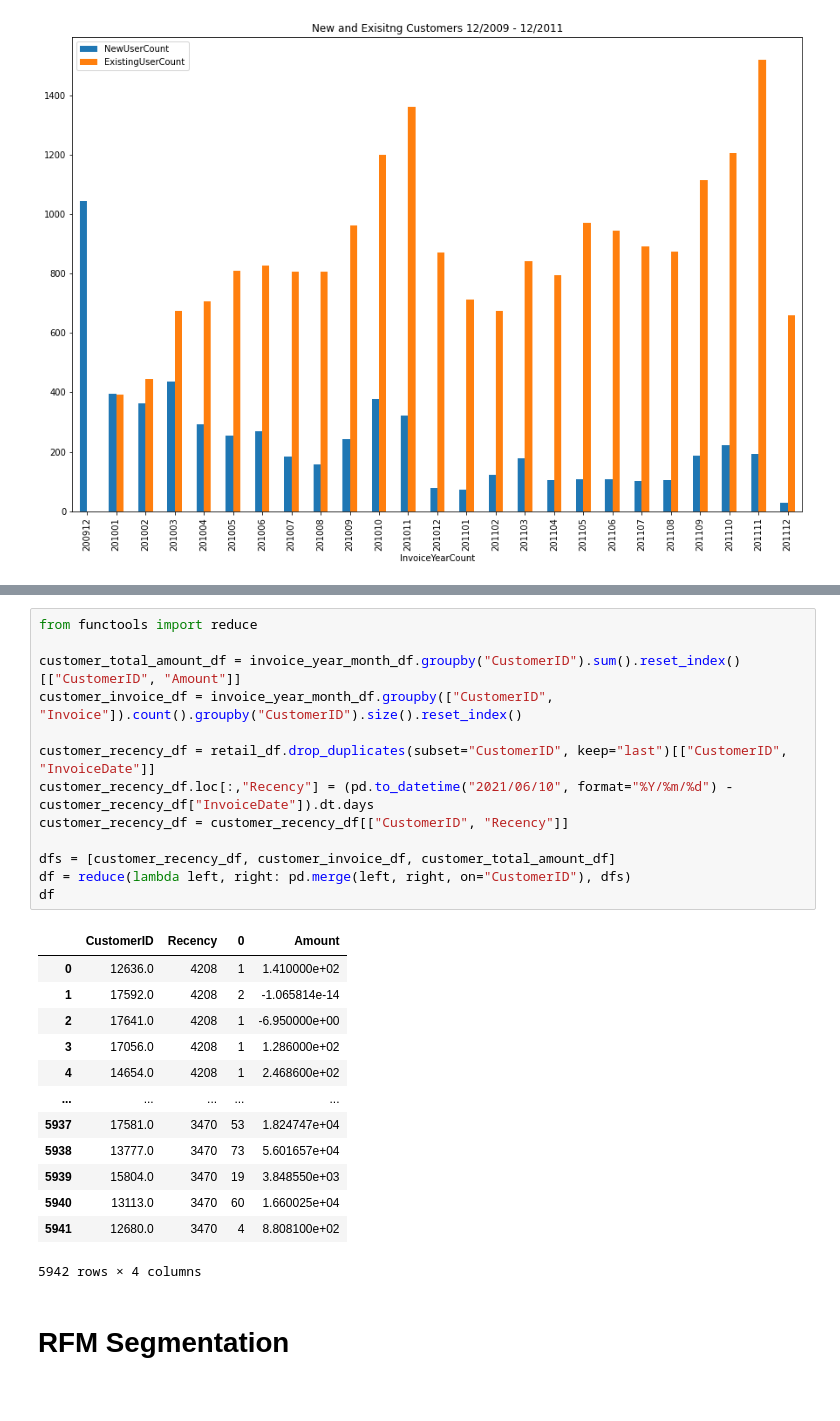
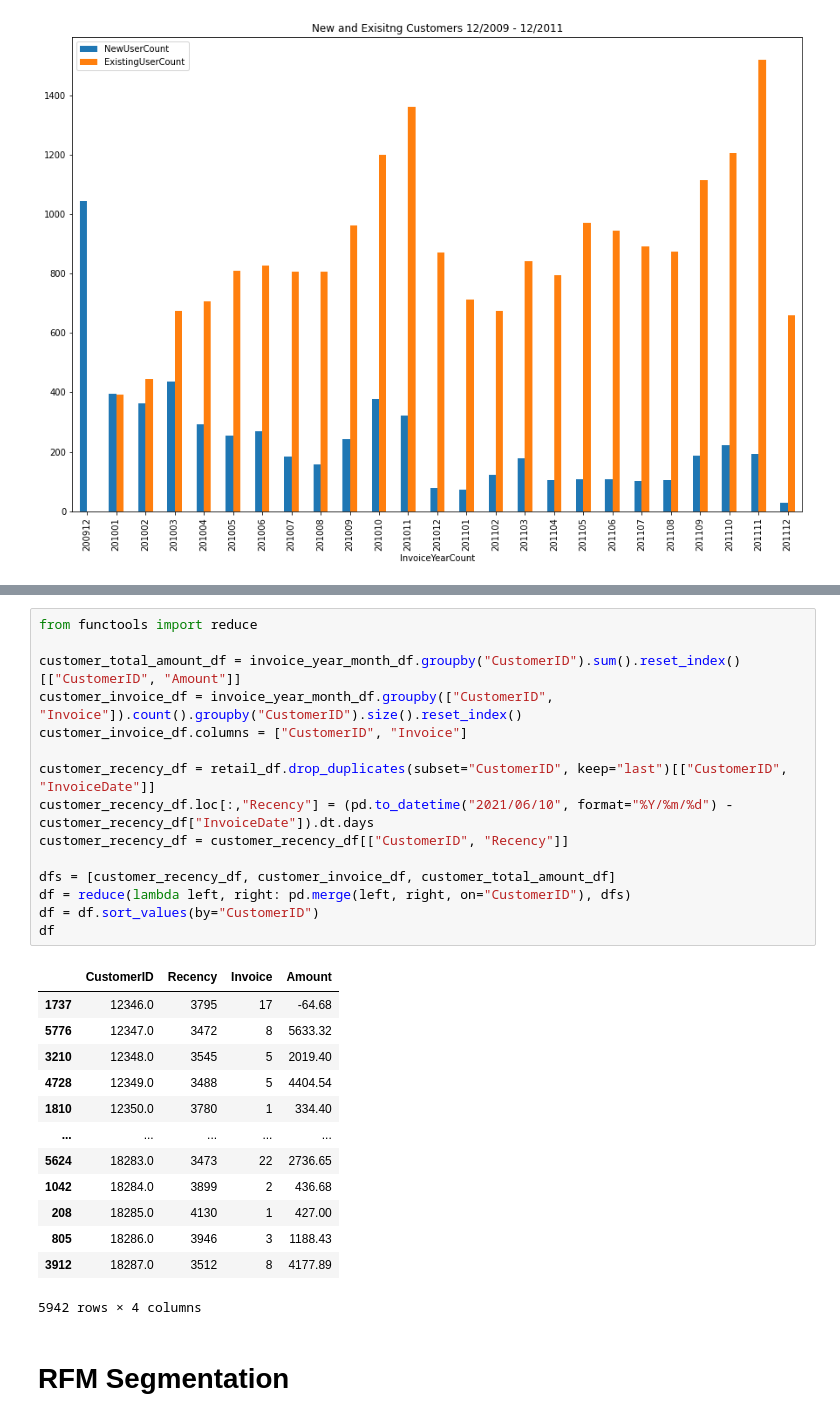
Before and after one commit to jarviscanada/jarvis_data_eng_JasmeetBrar, a Jupyter notebook: python_data_analytics/retail_data_analytics_wrangling.ipynb, the cells around one changed output, grey strips where cells are left out. Drawn from its saved outputs; the diff is of its cells as text.

```diff
--- a/python_data_analytics/retail_data_analytics_wrangling.ipynb
+++ b/python_data_analytics/retail_data_analytics_wrangling.ipynb
@@ -327,29 +327,31 @@ Note: To simplify the problem, let's keep all placed and canceled orders.
 # %%
 from functools import reduce
 
 customer_total_amount_df = invoice_year_month_df.groupby("CustomerID").sum().reset_index()[["CustomerID", "Amount"]]
 customer_invoice_df = invoice_year_month_df.groupby(["CustomerID", "Invoice"]).count().groupby("CustomerID").size().reset_index()
+customer_invoice_df.columns = ["CustomerID", "Invoice"]
 
 customer_recency_df = retail_df.drop_duplicates(subset="CustomerID", keep="last")[["CustomerID", "InvoiceDate"]]
 customer_recency_df.loc[:,"Recency"] = (pd.to_datetime("2021/06/10", format="%Y/%m/%d") - customer_recency_df["InvoiceDate"]).dt.days
 customer_recency_df = customer_recency_df[["CustomerID", "Recency"]]
 
 dfs = [customer_recency_df, customer_invoice_df, customer_total_amount_df]
 df = reduce(lambda left, right: pd.merge(left, right, on="CustomerID"), dfs)
+df = df.sort_values(by="CustomerID")
 df
 # %% [output]
-|  | CustomerID | Recency | 0 | Amount |
-| 0 | 12636.0 | 4208 | 1 | 1.410000e+02 |
-| 1 | 17592.0 | 4208 | 2 | -1.065814e-14 |
-| 2 | 17641.0 | 4208 | 1 | -6.950000e+00 |
-| 3 | 17056.0 | 4208 | 1 | 1.286000e+02 |
-| 4 | 14654.0 | 4208 | 1 | 2.468600e+02 |
+|  | CustomerID | Recency | Invoice | Amount |
+| 1737 | 12346.0 | 3795 | 17 | -64.68 |
+| 5776 | 12347.0 | 3472 | 8 | 5633.32 |
+| 3210 | 12348.0 | 3545 | 5 | 2019.40 |
+| 4728 | 12349.0 | 3488 | 5 | 4404.54 |
+| 1810 | 12350.0 | 3780 | 1 | 334.40 |
 | ... | ... | ... | ... | ... |
-| 5937 | 17581.0 | 3470 | 53 | 1.824747e+04 |
-| 5938 | 13777.0 | 3470 | 73 | 5.601657e+04 |
-| 5939 | 15804.0 | 3470 | 19 | 3.848550e+03 |
-| 5940 | 13113.0 | 3470 | 60 | 1.660025e+04 |
-| 5941 | 12680.0 | 3470 | 4 | 8.808100e+02 |
+| 5624 | 18283.0 | 3473 | 22 | 2736.65 |
+| 1042 | 18284.0 | 3899 | 2 | 436.68 |
+| 208 | 18285.0 | 4130 | 1 | 427.00 |
+| 805 | 18286.0 | 3946 | 3 | 1188.43 |
+| 3912 | 18287.0 | 3512 | 8 | 4177.89 |
 5942 rows × 4 columns
 # %% [markdown]
 # RFM Segmentation
```
Also changed, not shown: parts of 16 cells of this notebook, 1 other file.
